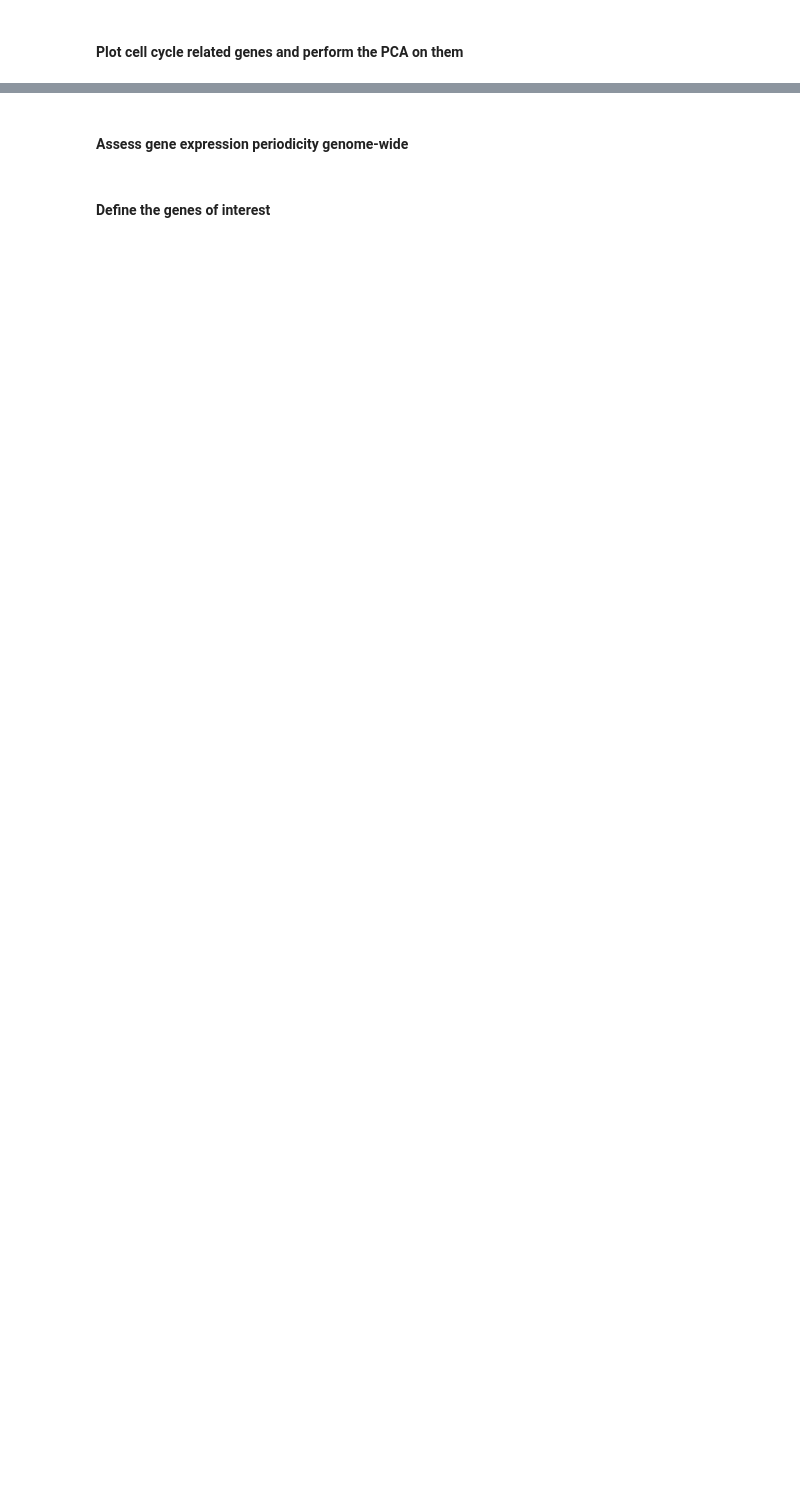
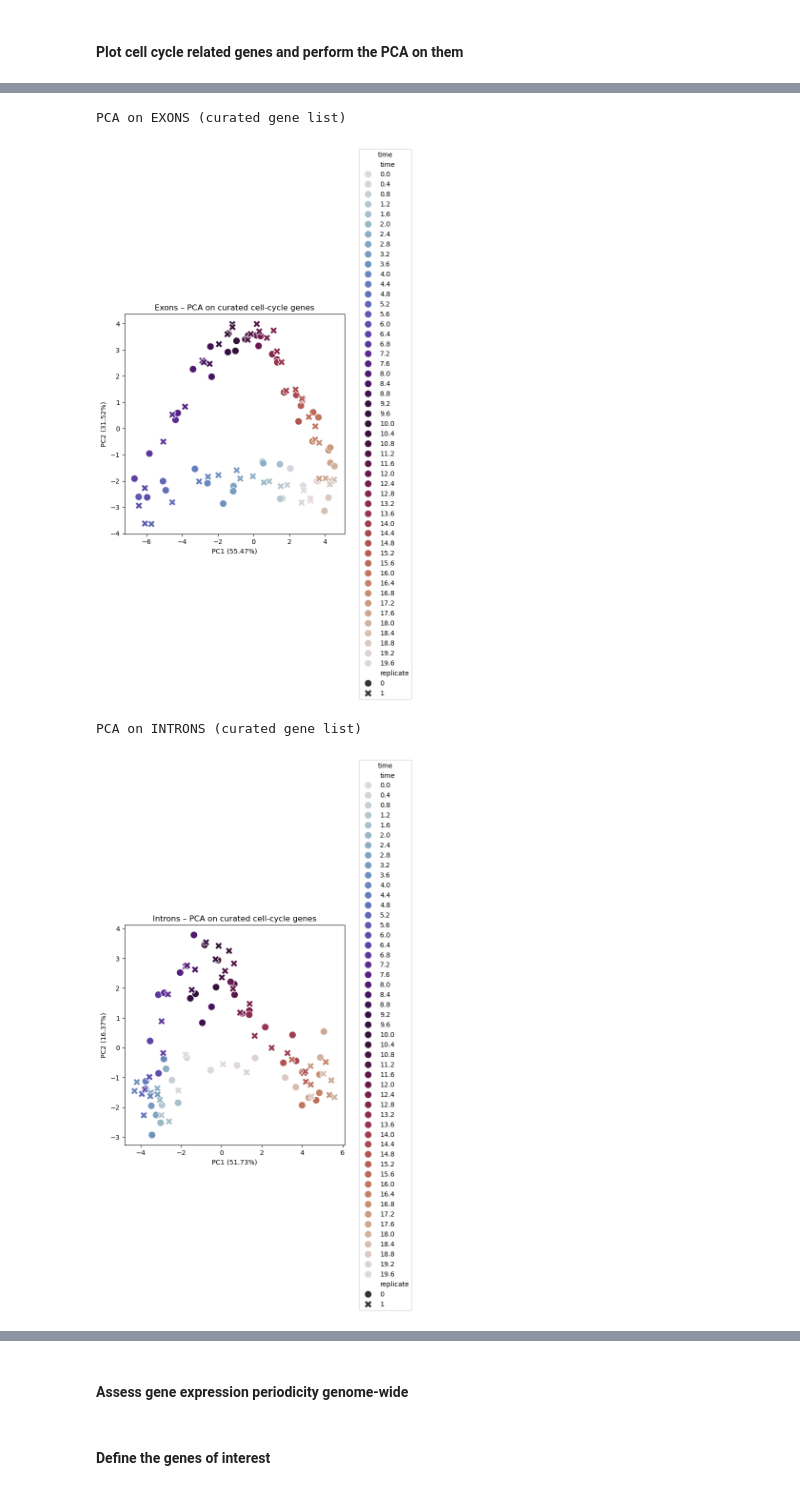
Before and after one commit to AlexiaGiroud/GenomeToFunction-exo3-G22, a Jupyter notebook: Exercise_Week10_11_B_Exercises.ipynb, the cells around one changed output, grey strips where cells are left out. Saved outputs shown, nothing was run; the diff lists cells and outputs as text; code cells hidden in the pictures; blank space fills up the shorter version.

```diff
--- a/Exercise_Week10_11_B_Exercises.ipynb
+++ b/Exercise_Week10_11_B_Exercises.ipynb
@@ -549,0 +669,21 @@ dat_exon = dat.loc[:, idx['exon', 'mean', :, :]]
+# %%
+print("PCA on EXONS (curated gene list)")
+run_PCA_2D(
+    dat_exon.loc[genes_present],
+    title="Exons – PCA on curated cell-cycle genes",
+    color_by="time",
+    symbol_by="replicate"
+)
+
+print("PCA on INTRONS (curated gene list)")
+run_PCA_2D(
+    dat_intron.loc[genes_present],
+    title="Introns – PCA on curated cell-cycle genes",
+    color_by="time",
+    symbol_by="replicate"
+)
+# %% [output]
+PCA on EXONS (curated gene list)
+[figure, added]
+PCA on INTRONS (curated gene list)
+[figure, added]
```
Also changed, not shown: parts of 11 cells of this notebook, 3 other files.
